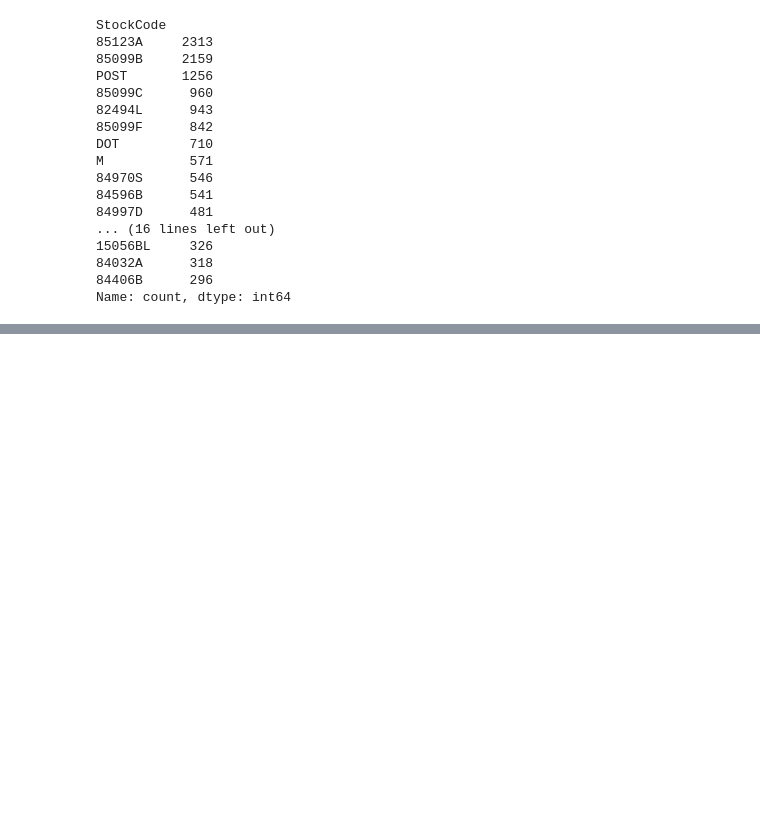
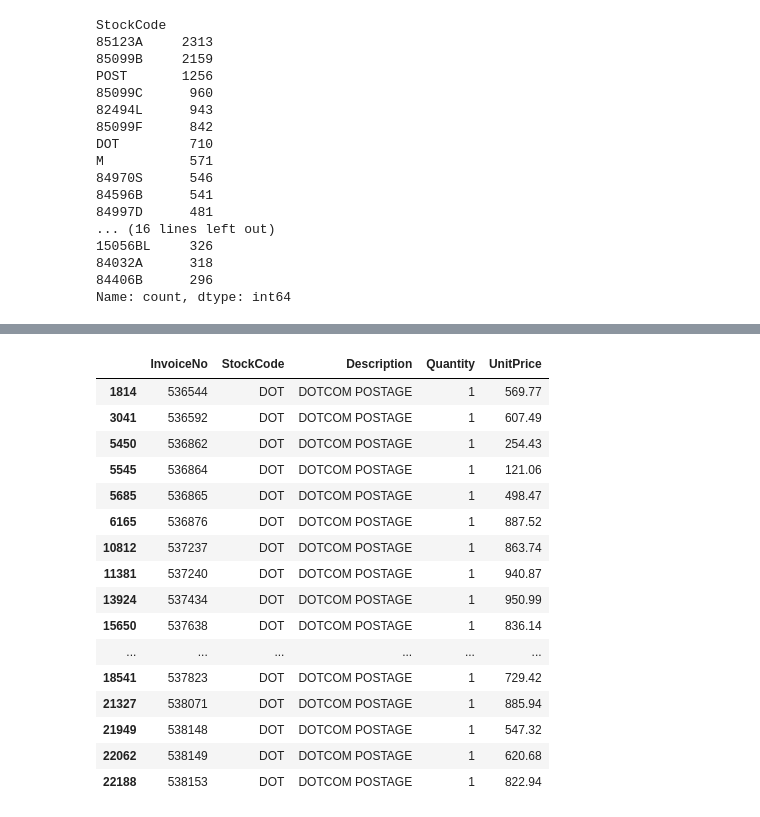
Before and after one commit to rajdeep-senapati/stocksense, a Jupyter notebook: notebooks/01_business_data_understanding.ipynb, the cells around one changed output, grey strips where cells are left out. Cells and saved outputs as stored; diff of their text form; code cells hidden in the pictures; blank space fills up the shorter version.

```diff
--- a/notebooks/01_business_data_understanding.ipynb
+++ b/notebooks/01_business_data_understanding.ipynb
@@ -464,0 +485,22 @@ Name: count, dtype: int64
+# %%
+df[df["StockCode"].astype(str) == "DOT"][
+    ["InvoiceNo", "StockCode", "Description", "Quantity", "UnitPrice"]
+].drop_duplicates().head(20)
+# %% [output]
+|  | InvoiceNo | StockCode | Description | Quantity | UnitPrice |
+| 1814 | 536544 | DOT | DOTCOM POSTAGE | 1 | 569.77 |
+| 3041 | 536592 | DOT | DOTCOM POSTAGE | 1 | 607.49 |
+| 5450 | 536862 | DOT | DOTCOM POSTAGE | 1 | 254.43 |
+| 5545 | 536864 | DOT | DOTCOM POSTAGE | 1 | 121.06 |
+| 5685 | 536865 | DOT | DOTCOM POSTAGE | 1 | 498.47 |
+| 6165 | 536876 | DOT | DOTCOM POSTAGE | 1 | 887.52 |
+| 10812 | 537237 | DOT | DOTCOM POSTAGE | 1 | 863.74 |
+| 11381 | 537240 | DOT | DOTCOM POSTAGE | 1 | 940.87 |
+| 13924 | 537434 | DOT | DOTCOM POSTAGE | 1 | 950.99 |
+| 15650 | 537638 | DOT | DOTCOM POSTAGE | 1 | 836.14 |
+| ... | ... | ... | ... | ... | ... |
+| 18541 | 537823 | DOT | DOTCOM POSTAGE | 1 | 729.42 |
+| 21327 | 538071 | DOT | DOTCOM POSTAGE | 1 | 885.94 |
+| 21949 | 538148 | DOT | DOTCOM POSTAGE | 1 | 547.32 |
+| 22062 | 538149 | DOT | DOTCOM POSTAGE | 1 | 620.68 |
+| 22188 | 538153 | DOT | DOTCOM POSTAGE | 1 | 822.94 |
```
Also changed, not shown: parts of 35 cells of this notebook.
